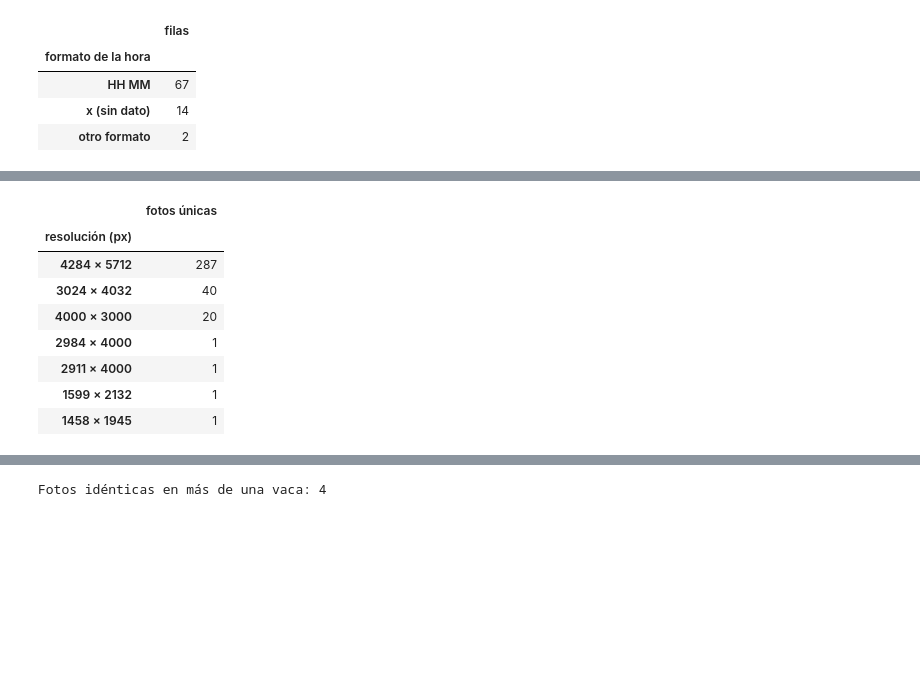
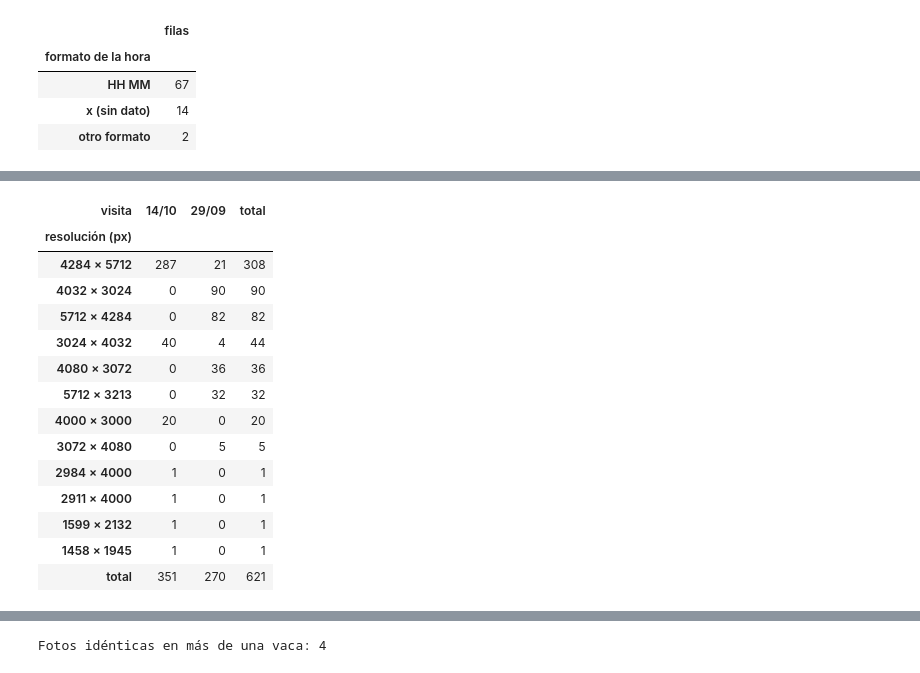
Before and after one commit to AIPorDefinir/ai-model-tutsipink, a Jupyter notebook: src/notebooks/02-data-understanding/01_du_bcs_problem.ipynb, the cells around one changed output, grey strips where cells are left out. Saved outputs shown, nothing was run; the diff lists cells and outputs as text; code cells hidden in the pictures; blank space fills up the shorter version.

```diff
--- a/src/notebooks/02-data-understanding/01_du_bcs_problem.ipynb
+++ b/src/notebooks/02-data-understanding/01_du_bcs_problem.ipynb
@@ -93,17 +95,23 @@ try:
 except ImportError:
     LEE_HEIC = False
 
+# Carpeta donde se descargaron los datos de S3
 RAIZ = Path(DESTINO)
 DIR_FOTOS = RAIZ / "fotosextraidas"
 BITACORA = RAIZ / "etiquetas_bsc.xlsx"
+HOJA = RAIZ / "bitacora_hoja_manuscrita.csv"
 DIR_CSV = RAIZ / "csv"
 VMS3 = DIR_CSV / "vms-3.csv"
 
+# Las carpetas de la visita del 14/10 traen el sufijo de descarga de Drive (ej. 1204-20261024T003512Z-1-001)
+PATRON_DESCARGA = re.compile(r"-\d{8}T\d{6}Z")
+
+# Las gráficas se guardan junto al notebook
 FIGURAS = Path("figuras")
 FIGURAS.mkdir(exist_ok=True)
 
 pd.set_option("display.max_rows", 120)
-for p in (DIR_FOTOS, BITACORA, DIR_CSV, VMS3):
+for p in (DIR_FOTOS, BITACORA, HOJA, DIR_CSV, VMS3):
     print("OK       " if p.exists() else "NO EXISTE", p)
 print("Lectura de HEIC:", "sí" if LEE_HEIC else "no (instala pillow-heif)")
 # %% [output]
@@ -177,6 +201,7 @@ for p in sorted(DIR_FOTOS.rglob("*")):
     if p.is_file() and p.suffix.lower() in EXT_FOTO and not p.name.startswith("."):
         rel = p.relative_to(DIR_FOTOS)
         filas.append({"id_vaca": p.parent.name.strip(), "descarga": rel.parts[0],
+                      "visita": "14/10" if PATRON_DESCARGA.search(rel.parts[0]) else "29/09",
                       "archivo": p.name, "ruta": str(rel), "ext": p.suffix.lower(),
                       "bytes": p.stat().st_size, "sha256": sha256(p)})
 fotos = pd.DataFrame(filas)
@@ -186,8 +211,12 @@ csv_ordeno = sorted(p for p in DIR_CSV.rglob("*.csv") if p.stem.strip().isdigit(
 ids_ordeno = {p.stem.strip() for p in csv_ordeno}
 
 fuentes = pd.DataFrame([
-    {"fuente": "Fotos (fotosextraidas/)", "archivos": len(fotos), "MB": fotos["bytes"].sum() / 1e6},
-    {"fuente": "Bitácora de expertos (etiquetas_bsc.xlsx)", "archivos": 1, "MB": BITACORA.stat().st_size / 1e6},
+    {"fuente": "Fotos de la visita del 14/10 (fotosextraidas/)", "archivos": int((fotos["visita"] == "14/10").sum()),
+     "MB": fotos.loc[fotos["visita"] == "14/10", "bytes"].sum() / 1e6},
+    {"fuente": "Fotos de la visita del 29/09 (fotosextraidas/)", "archivos": int((fotos["visita"] == "29/09").sum()),
+     "MB": fotos.loc[fotos["visita"] == "29/09", "bytes"].sum() / 1e6},
+    {"fuente": "Bitácora de expertos del 14/10 (etiquetas_bsc.xlsx)", "archivos": 1, "MB": BITACORA.stat().st_size / 1e6},
+    {"fuente": "Hoja manuscrita del 29/09 (bitacora_hoja_manuscrita.csv)", "archivos": 1, "MB": HOJA.stat().st_size / 1e6},
     {"fuente": "Dataset VMS 3 (vms-3.csv)", "archivos": 1, "MB": VMS3.stat().st_size / 1e6},
     {"fuente": "CSV de ordeño (uno por vaca)", "archivos": len(csv_ordeno),
      "MB": sum(p.stat().st_size for p in csv_ordeno) / 1e6},
@@ -322,20 +429,38 @@ display(formato_hora.value_counts().rename_axis("formato de la hora").to_frame("
 # %%
 unicas = fotos.drop_duplicates("sha256")
-resumen_fotos = pd.Series({
-    "archivos": len(fotos),
-    "fotos únicas": len(unicas),
-    "tamaño total (GB)": round(fotos["bytes"].sum() / 1e9, 2),
-    "tamaño sin copias (GB)": round(unicas["bytes"].sum() / 1e9, 2),
-    "carpetas descargadas": fotos[["id_vaca", "descarga"]].drop_duplicates().shape[0],
-    "vacas (IDs de carpeta)": fotos["id_vaca"].nunique(),
-    "fotos con mapa de profundidad": int(unicas["profundidad"].sum()),
-    "fotos que no se pudieron leer": int((unicas["error"] != "").sum()),
-}, dtype=object)
-display(resumen_fotos.to_frame("valor"))
 
-display(unicas["ext"].value_counts().rename_axis("formato").to_frame("fotos únicas"))
-display(unicas["camara"].replace("", "(sin dato)").value_counts().rename_axis("cámara").to_frame("fotos únicas"))
+
+def resumen_de(df):
+    u = df.drop_duplicates("sha256")
+    return {
+        "archivos": len(df),
+        "fotos únicas": len(u),
+        "tamaño total (GB)": round(df["bytes"].sum() / 1e9, 2),
+        "tamaño sin copias (GB)": round(u["bytes"].sum() / 1e9, 2),
+        "carpetas descargadas": df[["id_vaca", "descarga"]].drop_duplicates().shape[0],
+        "vacas (IDs de carpeta)": df["id_vaca"].nunique(),
+        "fotos con mapa de profundidad": int(u["profundidad"].sum()),
+        "fotos que no se pudieron leer": int((u["error"] != "").sum()),
+    }
+
+
+def por_visita(serie, nombre):
+    # Fotos únicas por categoría y visita, ordenadas de mayor a menor, con el total al final
+    t = pd.crosstab(serie, unicas["visita"]).reindex(columns=["14/10", "29/09"], fill_value=0)
+    t["total"] = t.sum(axis=1)
+    t = t.sort_values("total", ascending=False)
+    t.loc["total"] = t.sum()
+    t.index.name = nombre
+    return t
+
+
+resumen_fotos = pd.DataFrame({v: pd.Series(resumen_de(df), dtype=object) for v, df in
+                              (("14/10", fotos[fotos["visita"] == "14/10"]),
+                               ("29/09", fotos[fotos["visita"] == "29/09"]), ("total", fotos))})
+display(resumen_fotos)
+display(por_visita(unicas["ext"], "formato"))
+display(por_visita(unicas["camara"].replace("", "(sin dato)"), "cámara"))
 resolucion = unicas["ancho"].astype("Int64").astype(str) + " × " + unicas["alto"].astype("Int64").astype(str)
-display(resolucion.value_counts().rename_axis("resolución (px)").to_frame("fotos únicas"))
-display(unicas["fecha"].replace("", "(sin dato)").value_counts().rename_axis("fecha de captura").to_frame("fotos únicas"))
+display(por_visita(resolucion, "resolución (px)"))
+display(por_visita(unicas["fecha"].replace("", "(sin dato)"), "fecha de captura"))
 # %% [output]
@@ -360,9 +491,15 @@ display(unicas["fecha"].replace("", "(sin dato)").value_counts().rename_axis("fe
-|  | fotos únicas |
-| resolución (px) |  |
-| 4284 × 5712 | 287 |
-| 3024 × 4032 | 40 |
-| 4000 × 3000 | 20 |
-| 2984 × 4000 | 1 |
-| 2911 × 4000 | 1 |
-| 1599 × 2132 | 1 |
-| 1458 × 1945 | 1 |
+| visita | 14/10 | 29/09 | total |
+| resolución (px) |  |  |  |
+| 4284 × 5712 | 287 | 21 | 308 |
+| 4032 × 3024 | 0 | 90 | 90 |
+| 5712 × 4284 | 0 | 82 | 82 |
+| 3024 × 4032 | 40 | 4 | 44 |
+| 4080 × 3072 | 0 | 36 | 36 |
+| 5712 × 3213 | 0 | 32 | 32 |
+| 4000 × 3000 | 20 | 0 | 20 |
+| 3072 × 4080 | 0 | 5 | 5 |
+| 2984 × 4000 | 1 | 0 | 1 |
+| 2911 × 4000 | 1 | 0 | 1 |
+| 1599 × 2132 | 1 | 0 | 1 |
+| 1458 × 1945 | 1 | 0 | 1 |
+| total | 351 | 270 | 621 |
```
Also changed, not shown: parts of 59 cells of this notebook, 6 other files.
